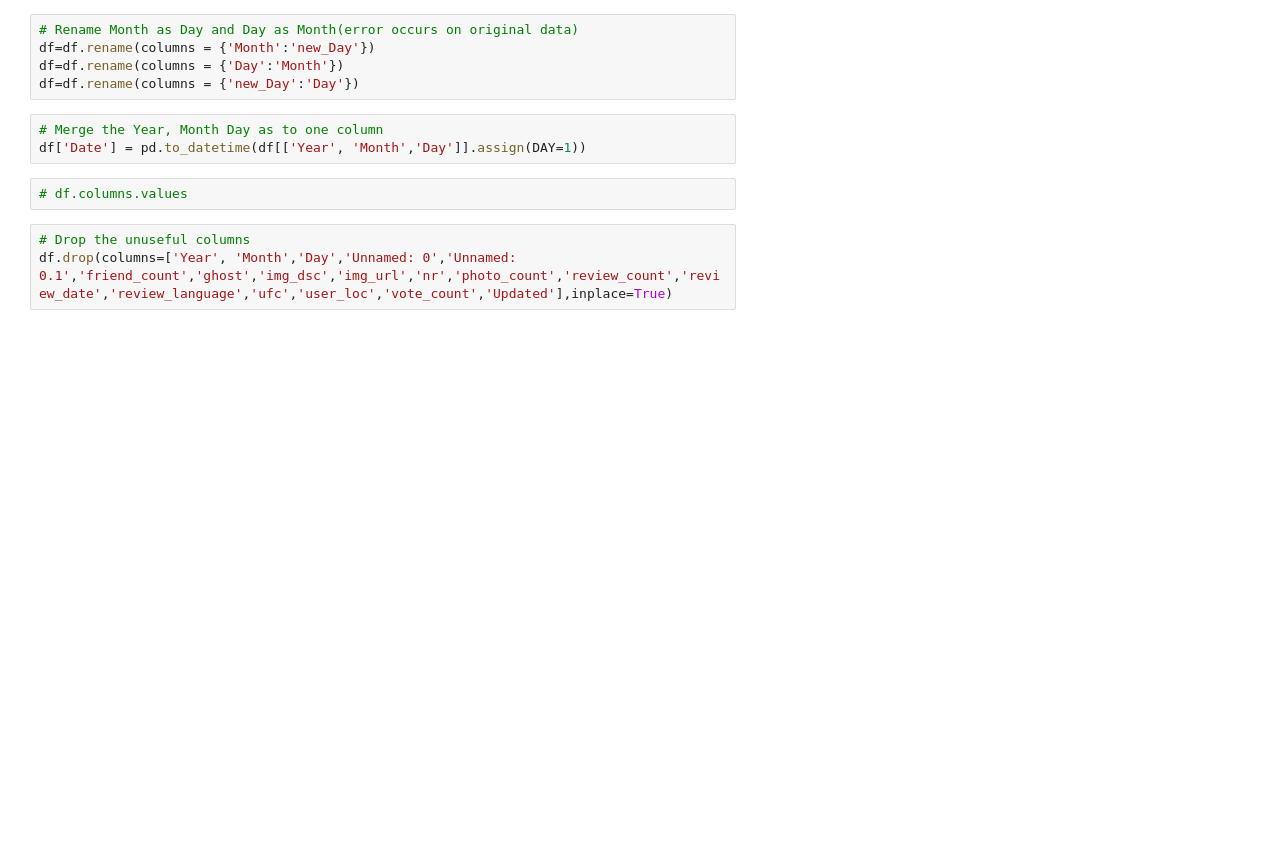
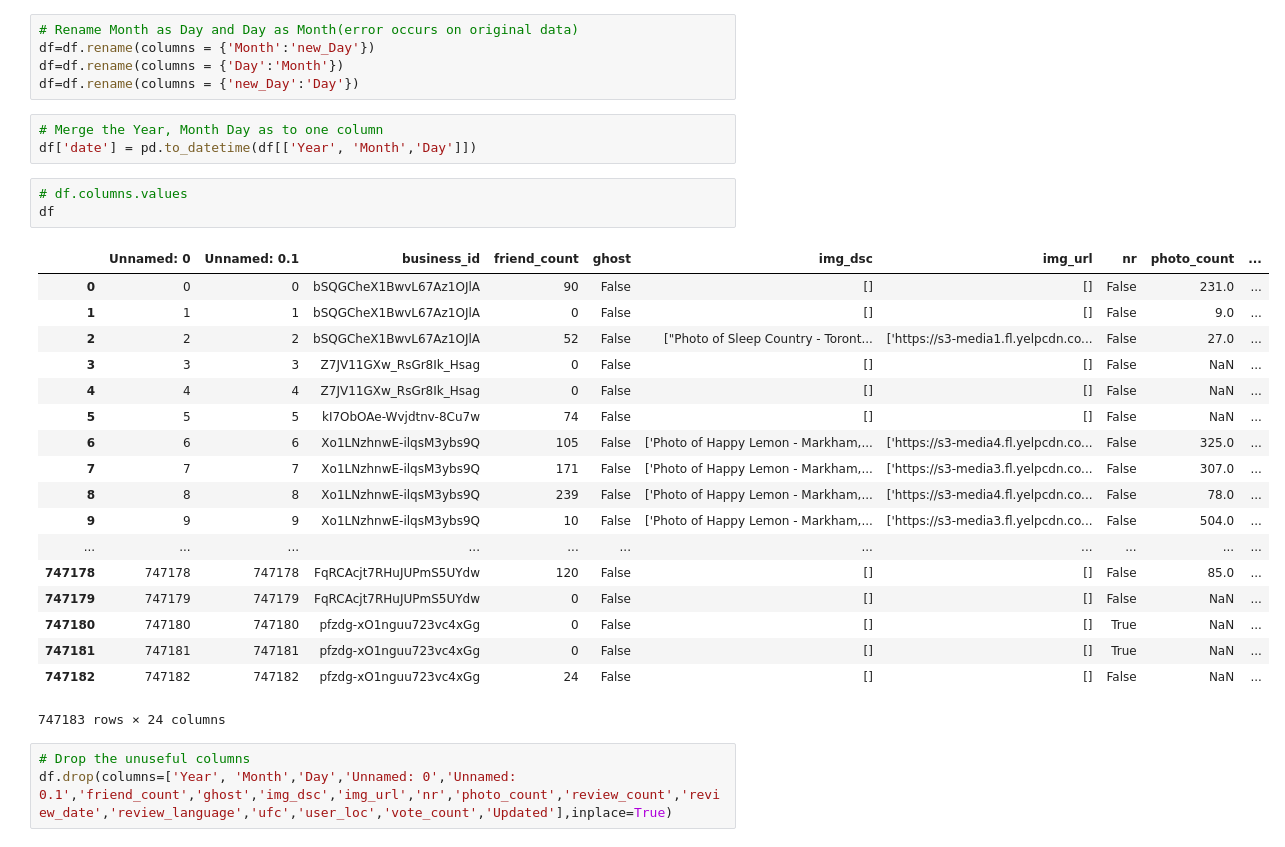
Before and after one commit to TinaBBB/iNAGO_RecSys, a Jupyter notebook: Yelp_data_exploration/Yelp_Toronto_data.ipynb, the cells around one changed output. Saved outputs shown, nothing was run; the diff lists cells and outputs as text; blank space fills up the shorter version.

```diff
--- a/Yelp_data_exploration/Yelp_Toronto_data.ipynb
+++ b/Yelp_data_exploration/Yelp_Toronto_data.ipynb
@@ -49,9 +69,29 @@ df=df.rename(columns = {'Day':'Month'})
 df=df.rename(columns = {'new_Day':'Day'})
 # %%
 # Merge the Year, Month Day as to one column
-df['Date'] = pd.to_datetime(df[['Year', 'Month','Day']].assign(DAY=1))
+df['date'] = pd.to_datetime(df[['Year', 'Month','Day']])
 # %%
 # df.columns.values
+df
+# %% [output]
+|  | Unnamed: 0 | Unnamed: 0.1 | business_id | friend_count | ghost | img_dsc | img_url | nr | photo_count | ... |
+| 0 | 0 | 0 | bSQGCheX1BwvL67Az1OJlA | 90 | False | [] | [] | False | 231.0 | ... |
+| 1 | 1 | 1 | bSQGCheX1BwvL67Az1OJlA | 0 | False | [] | [] | False | 9.0 | ... |
+| 2 | 2 | 2 | bSQGCheX1BwvL67Az1OJlA | 52 | False | ["Photo of Sleep Country - Toront... | ['https://s3-media1.fl.yelpcdn.co... | False | 27.0 | ... |
+| 3 | 3 | 3 | Z7JV11GXw_RsGr8Ik_Hsag | 0 | False | [] | [] | False | NaN | ... |
+| 4 | 4 | 4 | Z7JV11GXw_RsGr8Ik_Hsag | 0 | False | [] | [] | False | NaN | ... |
+| 5 | 5 | 5 | kI7ObOAe-Wvjdtnv-8Cu7w | 74 | False | [] | [] | False | NaN | ... |
+| 6 | 6 | 6 | Xo1LNzhnwE-ilqsM3ybs9Q | 105 | False | ['Photo of Happy Lemon - Markham,... | ['https://s3-media4.fl.yelpcdn.co... | False | 325.0 | ... |
+| 7 | 7 | 7 | Xo1LNzhnwE-ilqsM3ybs9Q | 171 | False | ['Photo of Happy Lemon - Markham,... | ['https://s3-media3.fl.yelpcdn.co... | False | 307.0 | ... |
+| 8 | 8 | 8 | Xo1LNzhnwE-ilqsM3ybs9Q | 239 | False | ['Photo of Happy Lemon - Markham,... | ['https://s3-media4.fl.yelpcdn.co... | False | 78.0 | ... |
+| 9 | 9 | 9 | Xo1LNzhnwE-ilqsM3ybs9Q | 10 | False | ['Photo of Happy Lemon - Markham,... | ['https://s3-media3.fl.yelpcdn.co... | False | 504.0 | ... |
+| ... | ... | ... | ... | ... | ... | ... | ... | ... | ... | ... |
+| 747178 | 747178 | 747178 | FqRCAcjt7RHuJUPmS5UYdw | 120 | False | [] | [] | False | 85.0 | ... |
+| 747179 | 747179 | 747179 | FqRCAcjt7RHuJUPmS5UYdw | 0 | False | [] | [] | False | NaN | ... |
+| 747180 | 747180 | 747180 | pfzdg-xO1nguu723vc4xGg | 0 | False | [] | [] | True | NaN | ... |
+| 747181 | 747181 | 747181 | pfzdg-xO1nguu723vc4xGg | 0 | False | [] | [] | True | NaN | ... |
+| 747182 | 747182 | 747182 | pfzdg-xO1nguu723vc4xGg | 24 | False | [] | [] | False | NaN | ... |
+747183 rows × 24 columns
 # %%
 # Drop the unuseful columns
 df.drop(columns=['Year', 'Month','Day','Unnamed: 0','Unnamed: 0.1','friend_count','ghost','img_dsc','img_url','nr','photo_count','review_count','review_date','review_language','ufc','user_loc','vote_count','Updated'],inplace=True)
```
Also changed, not shown: parts of 4 cells of this notebook.
